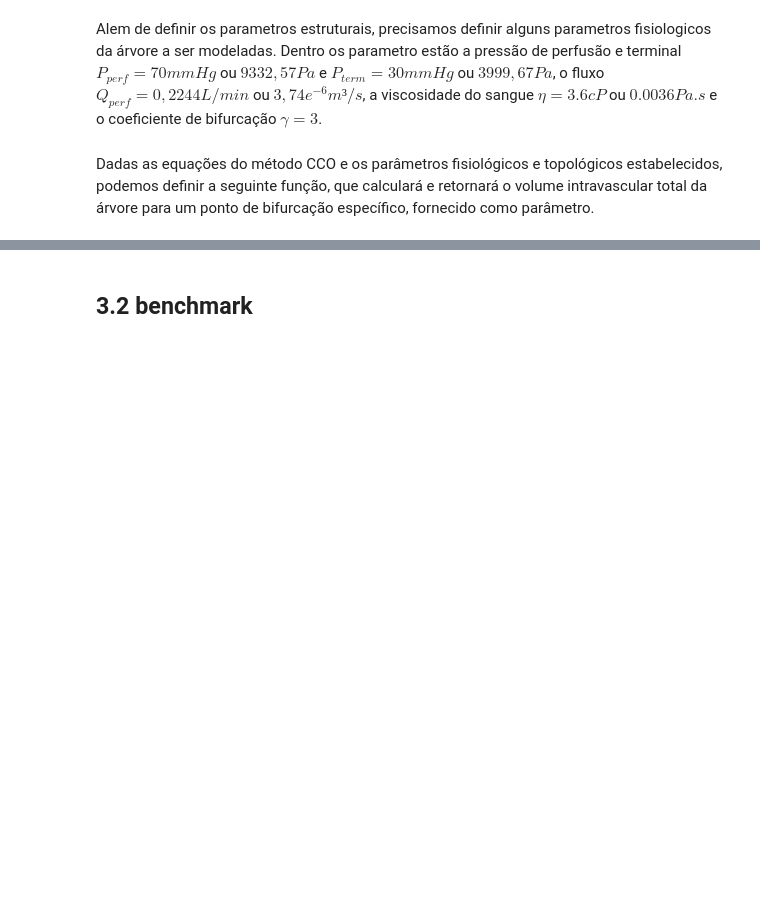
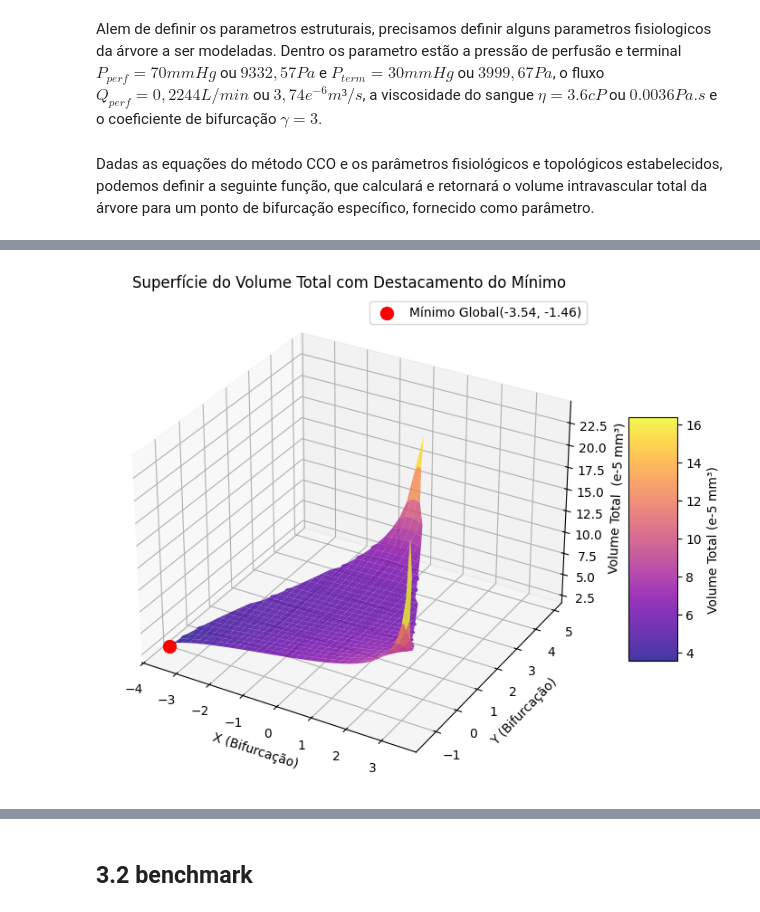
Before and after one commit to pedroasgDEV/CCO-Evolutionary-Optimization, a Jupyter notebook: trabalho_comp_evolutiva.ipynb, the cells around one changed output, grey strips where cells are left out. Drawn from its saved outputs; the diff is of its cells as text; code cells hidden in the pictures; blank space fills up the shorter version.

Commit message:
Plot 3D graph

```diff
--- a/trabalho_comp_evolutiva.ipynb
+++ b/trabalho_comp_evolutiva.ipynb
@@ -200,21 +200,21 @@ GAMMA = 3
 # %% [markdown]
 Dadas as equações do método CCO e os parâmetros fisiológicos e topológicos estabelecidos, podemos definir a seguinte função, que calculará e retornará o volume intravascular total da árvore para um ponto de bifurcação específico, fornecido como parâmetro.
 # %%
-def volumeTotal(ponto_birf: list[float], ponto_perf: list[float] = POINT_PERF, ponto_term_esq: list[float] = POINT_TERM_ESQ,
-               ponto_term_dir: list[float] = POINT_TERM_DIR, pressaoDiff: float = (P_PERF - P_TERM),
-               fluxo: float = Q_PERF, gamma: float = GAMMA, viscosidade: float = VISCOSIDADE) -> float:
+def calVolumeTotal(pontoBirf: list[float], pontoPerf: list[float] = POINT_PERF, pontoTerm_esq: list[float] = POINT_TERM_ESQ,
+                   pontoTerm_dir: list[float] = POINT_TERM_DIR, pressaoDiff: float = (P_PERF - P_TERM), fluxo: float = Q_PERF,
+                   gamma: float = GAMMA, viscosidade: float = VISCOSIDADE) -> float:
 
     # Calcula os comprimentos e resistencias relativas
     segmento_pai = {}
-    segmento_pai["comprimento"] = calcComprimento(ponto_perf, ponto_birf)
+    segmento_pai["comprimento"] = calcComprimento(pontoPerf, pontoBirf)
     segmento_pai["resistencia_relativa"] = calcResistenciaRelativa(segmento_pai["comprimento"], viscosidade)
 
     segmento_esq = {}
-    segmento_esq["comprimento"] = calcComprimento(ponto_birf, ponto_term_esq)
+    segmento_esq["comprimento"] = calcComprimento(pontoBirf, pontoTerm_esq)
     segmento_esq["resistencia_relativa"] = calcResistenciaRelativa(segmento_esq["comprimento"], viscosidade)
 
     segmento_dir = {}
-    segmento_dir["comprimento"] = calcComprimento(ponto_birf, ponto_term_dir)
+    segmento_dir["comprimento"] = calcComprimento(pontoBirf, pontoTerm_dir)
     segmento_dir["resistencia_relativa"] = calcResistenciaRelativa(segmento_dir["comprimento"], viscosidade)
 
     # Calcula os raios relativos e razão de birfurcação
@@ -225,6 +225,7 @@ def volumeTotal(ponto_birf: list[float], ponto_perf: list[float] = POINT_PERF, p
     # Calcula a resistencia relativa da sub arvore do segmento pai
     resistencia_relativa_sub = calcResistenciaRelativa_sub(segmento_pai["resistencia_relativa"], segmento_esq["resistencia_relativa"],
                                                            segmento_dir["resistencia_relativa"], razao_birf_esq, razao_birf_dir)
+
     # Calcula os raios
     segmento_pai["raio"] = calcRaio_pai(resistencia_relativa_sub, pressaoDiff, fluxo)
     segmento_esq["raio"] = calcRaio_esq(segmento_pai["raio"], razao_birf_esq)
@@ -232,9 +233,5 @@ def volumeTotal(ponto_birf: list[float], ponto_perf: list[float] = POINT_PERF, p
 
     segmentos = [segmento_pai, segmento_esq, segmento_dir]
 
-    print(segmentos)
-
-    # Calcula o Volume total
+    # Calcula o Volume total e
     return calcVolume(segmentos)
-
-print(volumeTotal([0, 0]))
@@ -243,0 +240,49 @@ ValueError: operands could not be broadcast together with shapes (2,) (3,)
+# %%
+# Definir os limites da faixa de busca
+x_min, x_max = -3.54, 3.54
+y_min, y_max = -1.46, 5.00
+step = 0.1  # Resolução da grade
+
+# Criar uma grade de pontos
+x_range = np.arange(x_min, x_max, step)
+y_range = np.arange(y_min, y_max, step)
+X, Y = np.meshgrid(x_range, y_range)
+
+# Criar a matriz de volumes, inicializando com NaN para pontos inválidos
+Z = np.full_like(X, np.nan)
+
+# Percorre a grade e calcula o volume apenas para pontos válidos
+for i in range(X.shape[0]):
+    for j in range(X.shape[1]):
+        x, y = X[i, j], Y[i, j]
+        if validaBirfucacao([x, y]):  # Apenas para pontos válidos
+            Z[i, j] = calVolumeTotal([[x, y]]) * 1e5  # Convertendo para e⁻⁵ mm³
+
+# Encontrar o ponto com menor volume
+min_idx = np.unravel_index(np.nanargmin(Z), Z.shape)
+x_min_vol, y_min_vol, z_min_vol = X[min_idx], Y[min_idx], Z[min_idx]
+
+# Criando a figura 3D
+fig = plt.figure(figsize=(10, 7))
+ax = fig.add_subplot(111, projection='3d')
+
+# Criando um mapa de cores com base nos valores de volume
+surf = ax.plot_surface(X, Y, Z, cmap='plasma', edgecolor='none', alpha=0.8)
+
+# Adicionar ponto mínimo destacado
+ax.scatter(x_min_vol, y_min_vol, z_min_vol, color='red', s=100, label=f"Mínimo Global{(float(x_min_vol), float(y_min_vol))}")
+
+# Adicionando uma barra de cores para referência
+cbar = fig.colorbar(surf, ax=ax, shrink=0.5, aspect=5)
+cbar.set_label("Volume Total (e-5 mm³)")  # Ajustando o rótulo da barra de cores
+
+# Configurações do gráfico
+ax.set_xlabel("X (Bifurcação)")
+ax.set_ylabel("Y (Bifurcação) ")
+ax.set_zlabel("Volume Total  (e-5 mm³)")
+ax.set_title("Superfície do Volume Total com Destacamento do Mínimo")
+ax.legend()
+
+plt.show()
+# %% [output]
+[figure, added]
```
Also changed, not shown: parts of 5 cells of this notebook.
